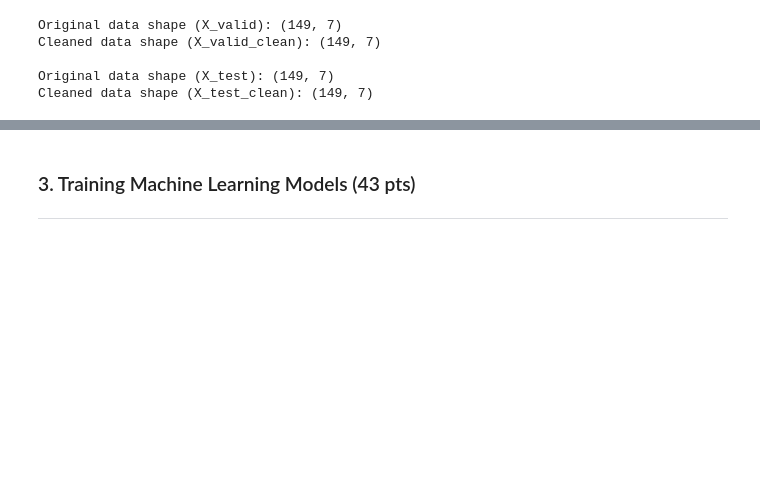
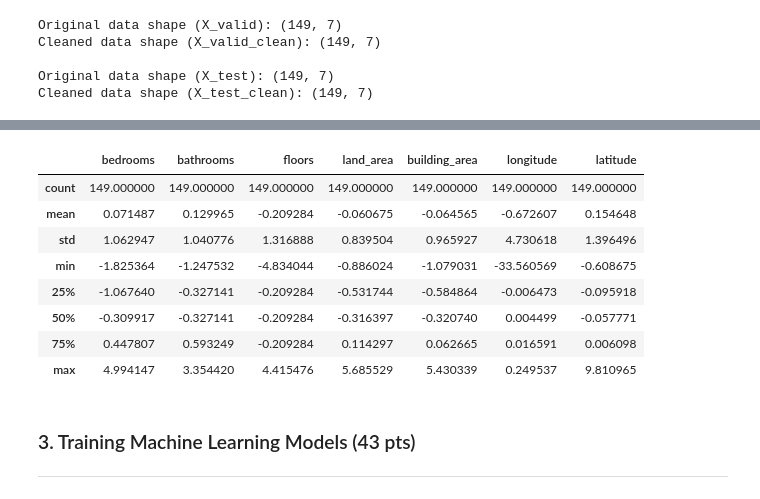
Before and after one commit to Cakurniawan/pacmann-intro-ml, a Jupyter notebook: mentoring-2/Mentoring_02_Candra_Kurniawan_Introduction_to_Machine_Learning_Sekolah_Data.ipynb, the cells around one changed output, grey strips where cells are left out. Cells and saved outputs as stored; diff of their text form; code cells hidden in the pictures; blank space fills up the shorter version.

```diff
--- a/mentoring-2/Mentoring_02_Candra_Kurniawan_Introduction_to_Machine_Learning_Sekolah_Data.ipynb
+++ b/mentoring-2/Mentoring_02_Candra_Kurniawan_Introduction_to_Machine_Learning_Sekolah_Data.ipynb
@@ -1197,3 +1123,15 @@ Cleaned data shape (X_test_clean): (149, 7)
+# %%
+X_valid_clean.describe()
+# %% [output]
+|  | bedrooms | bathrooms | floors | land_area | building_area | longitude | latitude |
+| count | 149.000000 | 149.000000 | 149.000000 | 149.000000 | 149.000000 | 149.000000 | 149.000000 |
+| mean | 0.071487 | 0.129965 | -0.209284 | -0.060675 | -0.064565 | -0.672607 | 0.154648 |
+| std | 1.062947 | 1.040776 | 1.316888 | 0.839504 | 0.965927 | 4.730618 | 1.396496 |
+| min | -1.825364 | -1.247532 | -4.834044 | -0.886024 | -1.079031 | -33.560569 | -0.608675 |
+| 25% | -1.067640 | -0.327141 | -0.209284 | -0.531744 | -0.584864 | -0.006473 | -0.095918 |
+| 50% | -0.309917 | -0.327141 | -0.209284 | -0.316397 | -0.320740 | 0.004499 | -0.057771 |
+| 75% | 0.447807 | 0.593249 | -0.209284 | 0.114297 | 0.062665 | 0.016591 | 0.006098 |
+| max | 4.994147 | 3.354420 | 4.415476 | 5.685529 | 5.430339 | 0.249537 | 9.810965 |
 # %% [markdown]
 ### 3. Training Machine Learning Models (43 pts)
 ---
```
Also changed, not shown: parts of 42 cells of this notebook.
